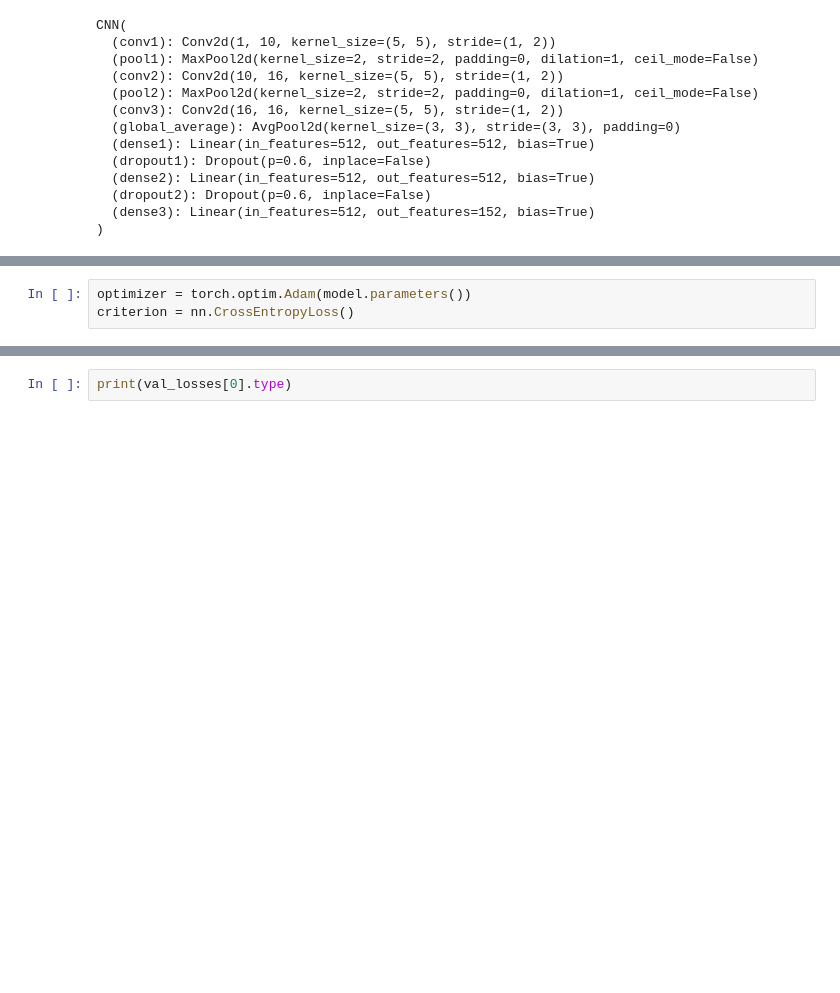
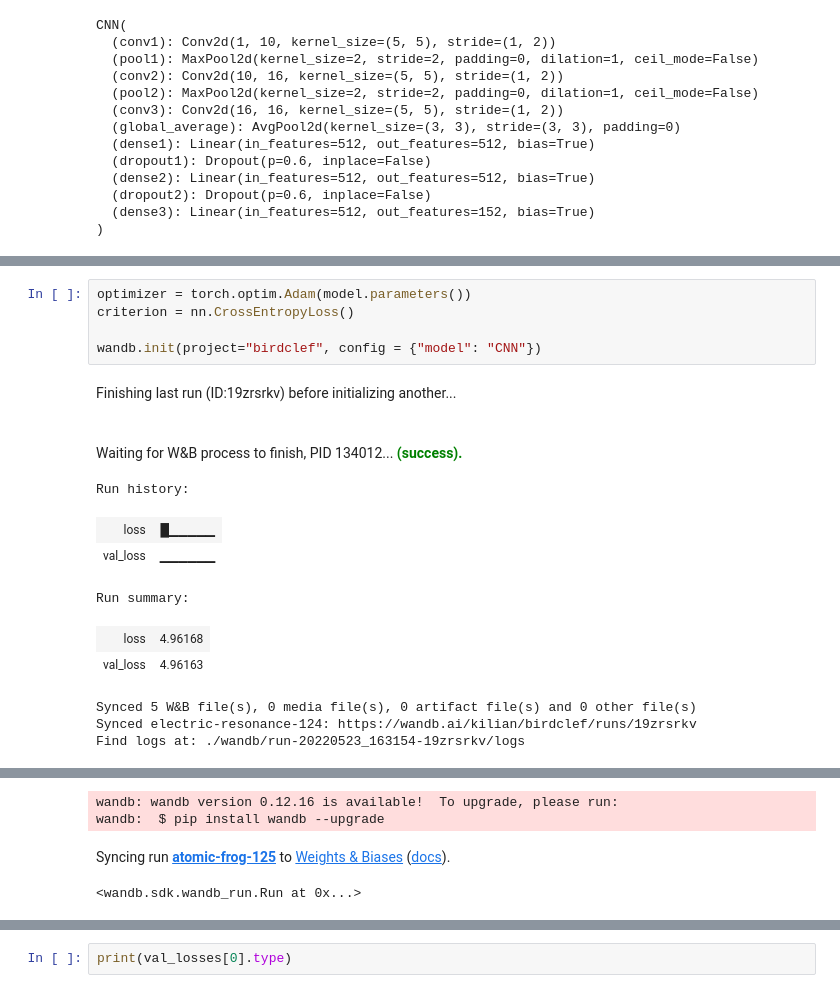
Before and after one commit to KilianFt/birdclef, a Jupyter notebook: birdclef-2022.ipynb, the cells around one changed output, grey strips where cells are left out. Saved outputs shown, nothing was run; the diff lists cells and outputs as text; blank space fills up the shorter version.

```diff
--- a/birdclef-2022.ipynb
+++ b/birdclef-2022.ipynb
@@ -321,3 +349,17 @@ CNN(
 # %%
 optimizer = torch.optim.Adam(model.parameters())
 criterion = nn.CrossEntropyLoss()
+
+wandb.init(project="birdclef", config = {"model": "CNN"})
+# %% [output]
+Finishing last run (ID:19zrsrkv) before initializing another...
+Waiting for W&B process to finish, PID 134012... (success).
+Run history:
+| loss | █▁▁▁▁▁ |
+| val_loss | ▁▁▁▁▁▁ |
+Run summary:
+| loss | 4.96168 |
+| val_loss | 4.96163 |
+Synced 5 W&B file(s), 0 media file(s), 0 artifact file(s) and 0 other file(s)
+Synced electric-resonance-124: https://wandb.ai/kilian/birdclef/runs/19zrsrkv
+Find logs at: ./wandb/run-20220523_163154-19zrsrkv/logs
@@ -324 +367,5 @@ criterion = nn.CrossEntropyLoss()
+wandb: wandb version 0.12.16 is available!  To upgrade, please run:
+wandb:  $ pip install wandb --upgrade
+Syncing run atomic-frog-125 to Weights & Biases (docs).
+<wandb.sdk.wandb_run.Run at 0x...>
 # %%
```
Also changed, not shown: parts of 8 cells of this notebook, 1 other file.
